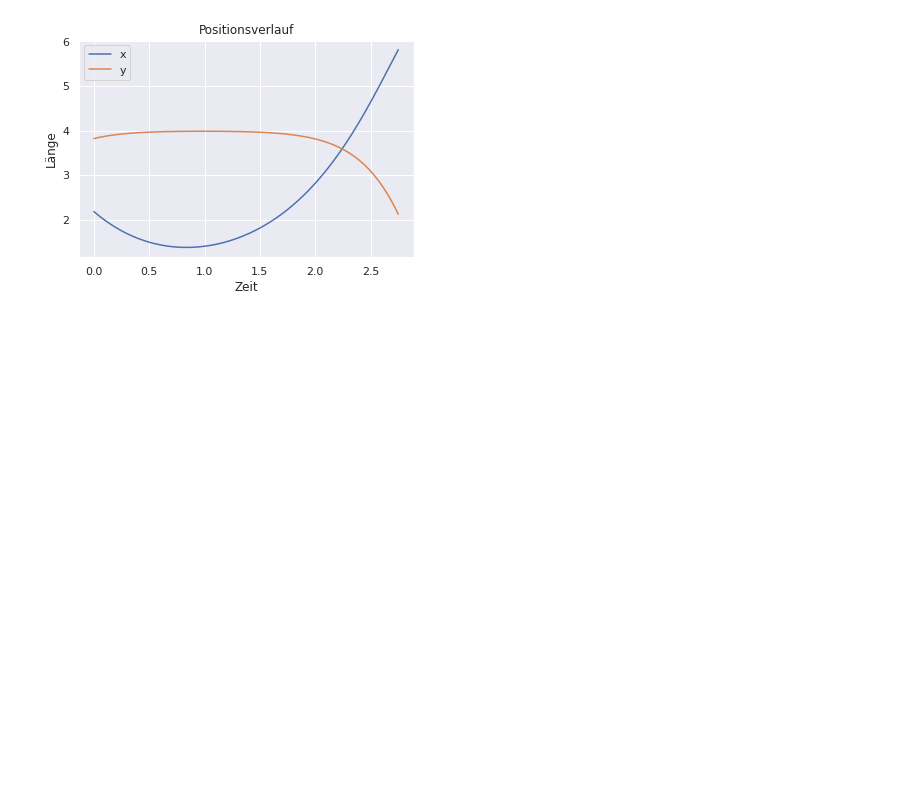
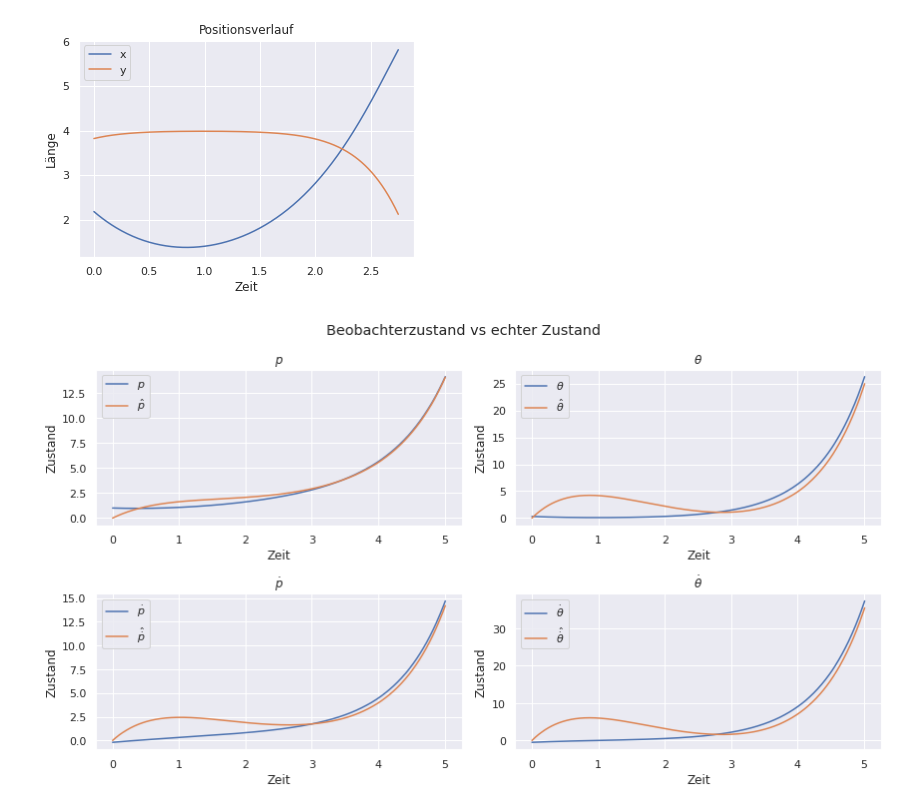
Before and after one commit to aykborstelmann/robotics, a Jupyter notebook: Übungsblatt_9.ipynb, the cells around one changed output. Saved outputs shown, nothing was run; the diff lists cells and outputs as text; code cells hidden in the pictures; blank space fills up the shorter version.

```diff
--- a/Übungsblatt_9.ipynb
+++ b/Übungsblatt_9.ipynb
@@ -123,0 +212,5 @@ animate_joint_positions(calculate_joint_positions(simulation_1))
+# %%
+states, observer_states = simulate_observer(np.array([1, .3, -.2, -.5]), np.array([0, 0, 0, 0]), 5, u=.4, k=-0.8)
+visualize_observer_states(states, observer_states)
+# %% [output]
+[figure, added]
```
Also changed, not shown: parts of 5 cells of this notebook.
